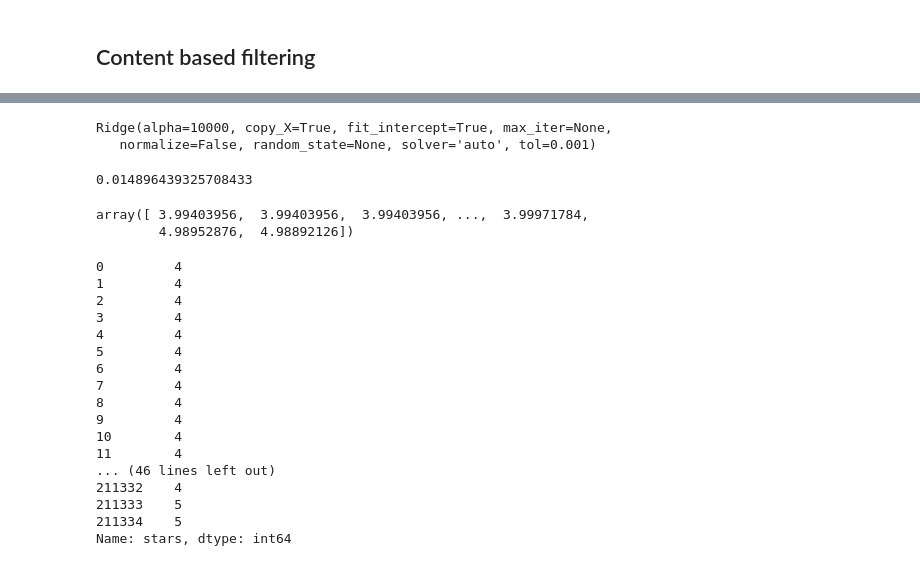
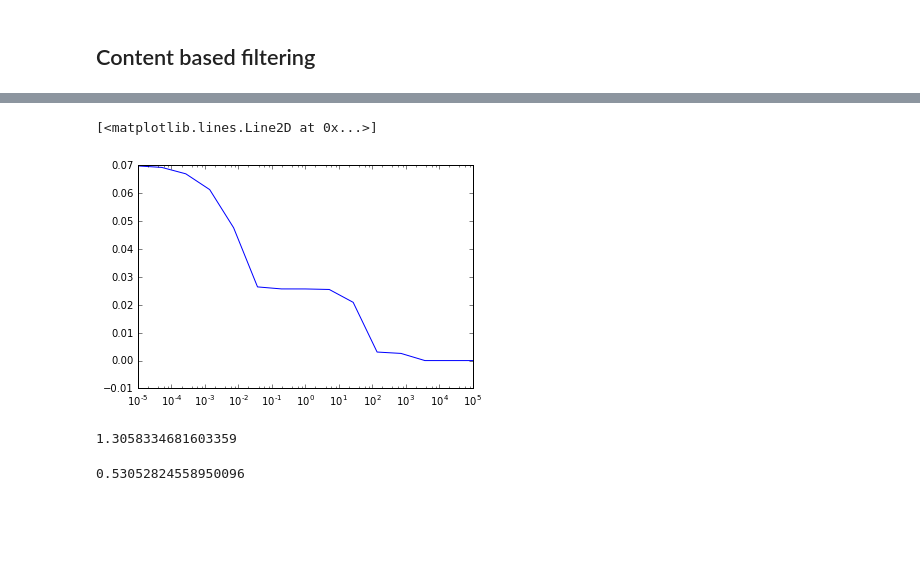
Before and after one commit to NickHoernle/Data-Science-Project-AM209a, a Jupyter notebook: final_project/final_nick.ipynb, the cells around one changed output, grey strips where cells are left out. Drawn from its saved outputs; the diff is of its cells as text; code cells hidden in the pictures; blank space fills up the shorter version.

```diff
--- a/final_project/final_nick.ipynb
+++ b/final_project/final_nick.ipynb
@@ -227,36 +225,23 @@ plt.semilogx(i_vals, scores)
+# %%
+scores = []
+i_vals = np.logspace(-5,5,15)
+for i in i_vals:
+    las = sklearn.linear_model.Lasso(alpha=i)
+    las.fit(x_train, y_train)
+    scores.append(las.score(x_test, y_test))
+plt.semilogx(i_vals, scores)
+# %% [output]
+[<matplotlib.lines.Line2D at 0x...>]
+[figure, added]
 # %%
-las = sklearn.linear_model.Ridge(alpha=10**4)
+las = sklearn.linear_model.Ridge(alpha=1)
 las.fit(x_train, y_train)
+np.sqrt(sklearn.metrics.mean_squared_error(y_test, las.predict(x_test)))
 # %% [output]
-Ridge(alpha=10000, copy_X=True, fit_intercept=True, max_iter=None,
-   normalize=False, random_state=None, solver='auto', tol=0.001)
+1.3058334681603359
-# %%
-np.sqrt(sklearn.metrics.mean_squared_error(y_test, las.predict(x_test)))
-# np.sum((las.predict(x_test) - y_test)**2/float(len(y_test)))
-# %% [output]
-0.014896439325708433
-# %%
-las.predict(x_test)
-# %% [output]
-array([ 3.99403956,  3.99403956,  3.99403956, ...,  3.99971784,
-        4.98952876,  4.98892126])
-# %%
-y_test
-# %% [output]
-0         4
-1         4
-2         4
-3         4
-4         4
-5         4
-6         4
-7         4
-8         4
-9         4
-10        4
-11        4
-... (46 lines left out)
-211332    4
-211333    5
-211334    5
-Name: stars, dtype: int64
+# %%
+las = sklearn.linear_model.Lasso(alpha=1)
+las.fit(x_train, bus_rating_train)
+np.sqrt(sklearn.metrics.mean_squared_error(bus_rating_test, las.predict(x_test)))
+# %% [output]
+0.53052824558950096
```
Also changed, not shown: parts of 52 cells of this notebook, 2 other files.
